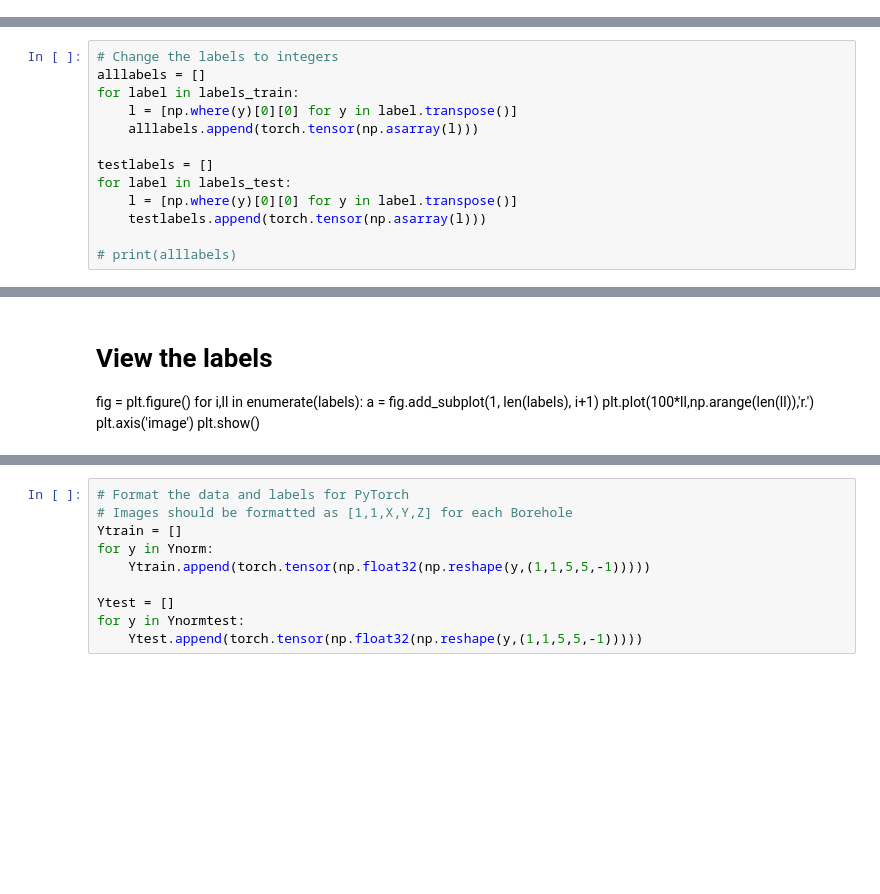
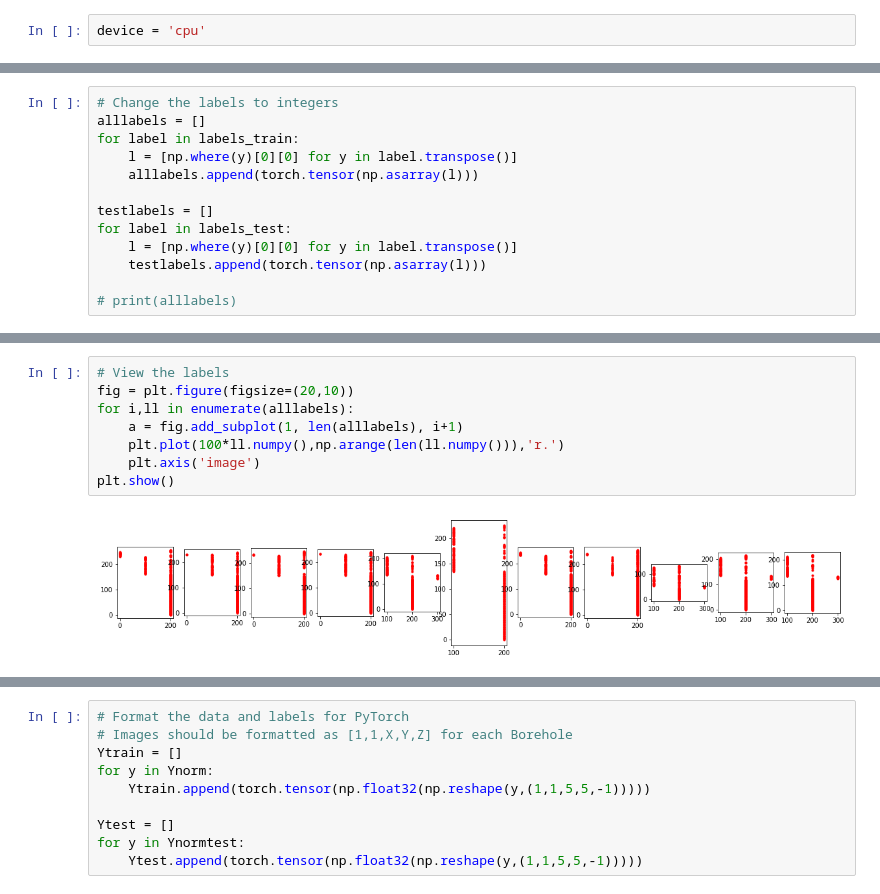
Before and after one commit to eldadHaber/PDENet, a Jupyter notebook: parse_seam_data.ipynb, the cells around one changed output, grey strips where cells are left out. Cells and saved outputs as stored; diff of their text form; blank space fills up the shorter version.

```diff
--- a/parse_seam_data.ipynb
+++ b/parse_seam_data.ipynb
@@ -28,3 +29,5 @@ cuda:0
+# %%
+device = 'cpu'
 # %%
 # Parse the matlab data structures to get training/testing images and labels
 labels_train,images_train = d_train['ctrain'][0],d_train['dtrain'][0]
@@ -113,11 +139,13 @@ Class 3:    37 examples  |  weight = 0.02703
-# %% [markdown]
-# View the labels
-fig = plt.figure()
-for i,ll in enumerate(labels):
-    a = fig.add_subplot(1, len(labels), i+1)
-    plt.plot(100*ll,np.arange(len(ll)),'r.')
-    plt.axis('image')
-plt.show()
+# %%
+# View the labels
+fig = plt.figure(figsize=(20,10))
+for i,ll in enumerate(alllabels):
+    a = fig.add_subplot(1, len(alllabels), i+1)
+    plt.plot(100*ll.numpy(),np.arange(len(ll.numpy())),'r.')
+    plt.axis('image')
+plt.show()
+# %% [output]
+[figure, added]
 # %%
 # Normalize the data
 alldata = np.concatenate([x.flatten() for x in images_train])
```
Also changed, not shown: parts of 40 cells of this notebook.
